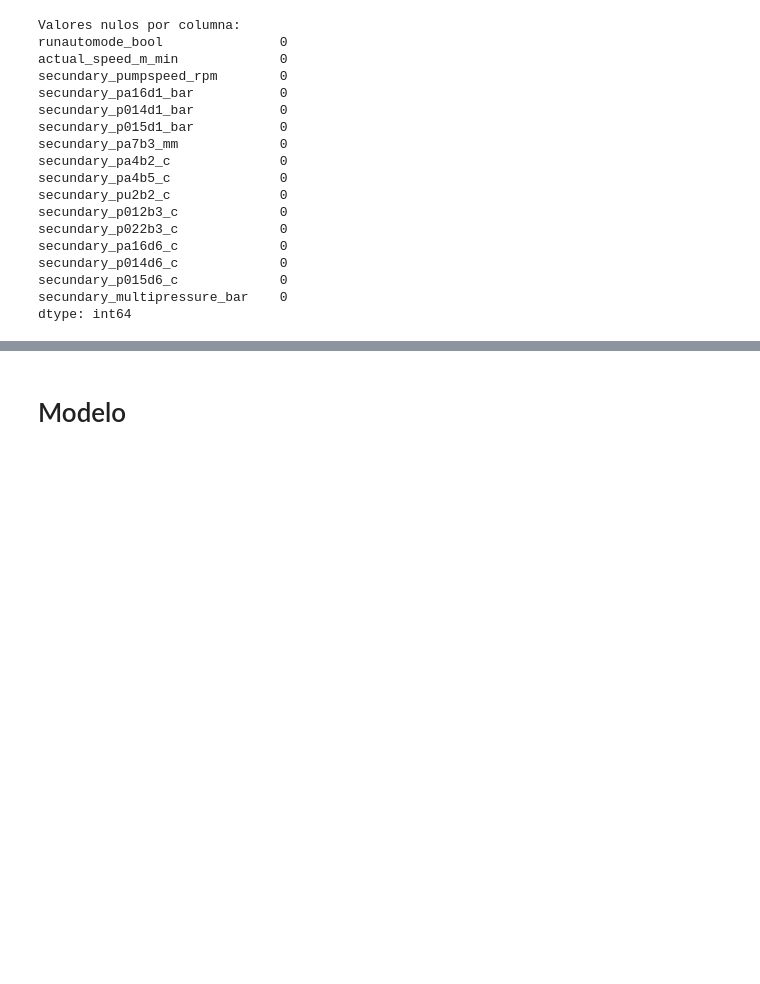
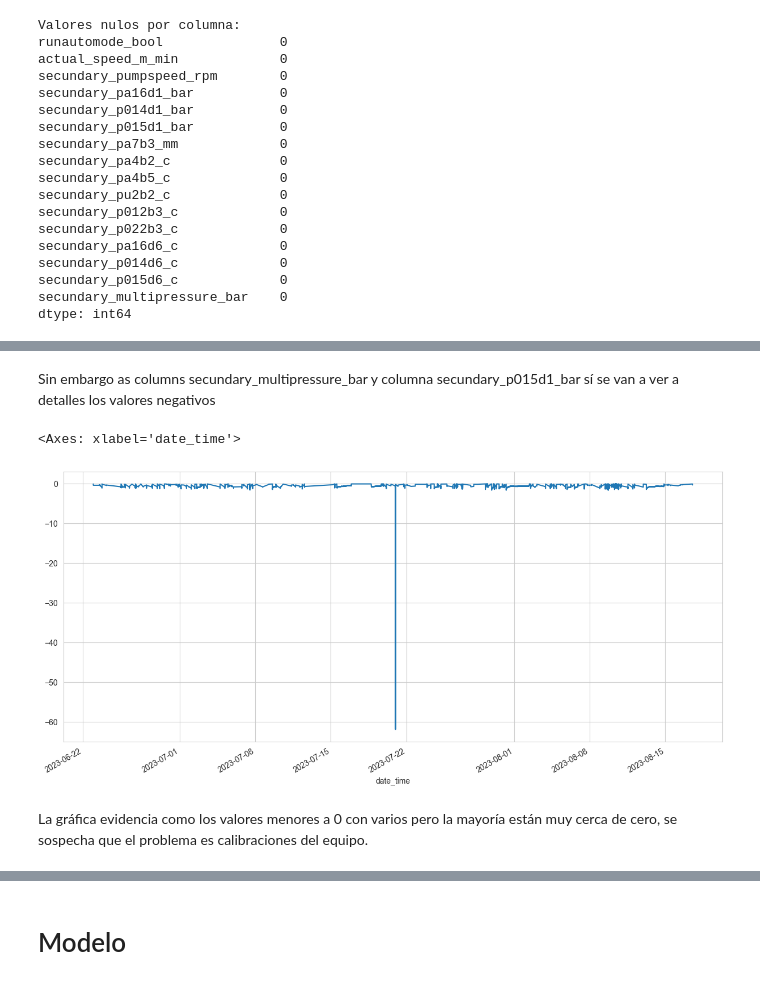
Before and after one commit to emmanuelrosales/ML_FinalProject, a Jupyter notebook: ML_FinalProject.ipynb, the cells around one changed output, grey strips where cells are left out. Cells and saved outputs as stored; diff of their text form; code cells hidden in the pictures; blank space fills up the shorter version.

Commit message:
[ADD] Escalamiento de datos y cambios de Ale

```diff
--- a/ML_FinalProject.ipynb
+++ b/ML_FinalProject.ipynb
@@ -208,0 +329,3 @@ processed_dataset.head()
+# %%
+processed_dataset.drop(columns=['actual_speed_m_min','runautomode_bool'], inplace=True)
+processed_dataset
@@ -208,0 +403,15 @@ processed_dataset.head()
+# %%
+cols = ["secundary_p014d1_bar", "secundary_pa16d1_bar",
+        "secundary_multipressure_bar", "secundary_pa7b3_mm",
+       "secundary_p015d1_bar","secundary_pa4b5_c",
+       "secundary_p012b3_c","secundary_pa16d6_c",
+       "secundary_p015d6_c"]
+
+(processed_dataset["secundary_p014d1_bar"] < 0).sum()
+
+for col in cols:
+    neg_values = (processed_dataset[col] < 0).sum()
+    print(f"En la columna {col}: {neg_values} imputan")
+    porcentage = neg_values/processed_dataset[col].count()*100
+    print(f"El porcetaje de datos perdido es de: {porcentage}")
+    print("\n")
@@ -208,0 +438,12 @@ processed_dataset.head()
+# %%
+cols = ["secundary_p014d1_bar", "secundary_pa16d1_bar",
+       "secundary_pa7b3_mm",
+       "secundary_pa4b5_c",
+       "secundary_p012b3_c","secundary_pa16d6_c",
+       "secundary_p015d6_c"]
+
+for col in cols:
+    processed_dataset[col] = processed_dataset[col].mask(processed_dataset[col] < 0, np.nan)
+    processed_dataset[col] = processed_dataset[col].interpolate(method="time")
+
+processed_dataset.describe()
@@ -208,0 +460,9 @@ processed_dataset.head()
+# %% [markdown]
+Sin embargo as columns secundary_multipressure_bar y columna secundary_p015d1_bar sí se van a ver a detalles los valores negativos
+# %%
+processed_dataset.secundary_multipressure_bar[processed_dataset.secundary_multipressure_bar<0].plot()
+# %% [output]
+<Axes: xlabel='date_time'>
+[figure, added]
+# %% [markdown]
+La gráfica evidencia como los valores menores a 0 con varios pero la mayoría están muy cerca de cero, se sospecha que el problema es calibraciones del equipo.
```
Also changed, not shown: parts of 60 cells of this notebook, 2 other files.
